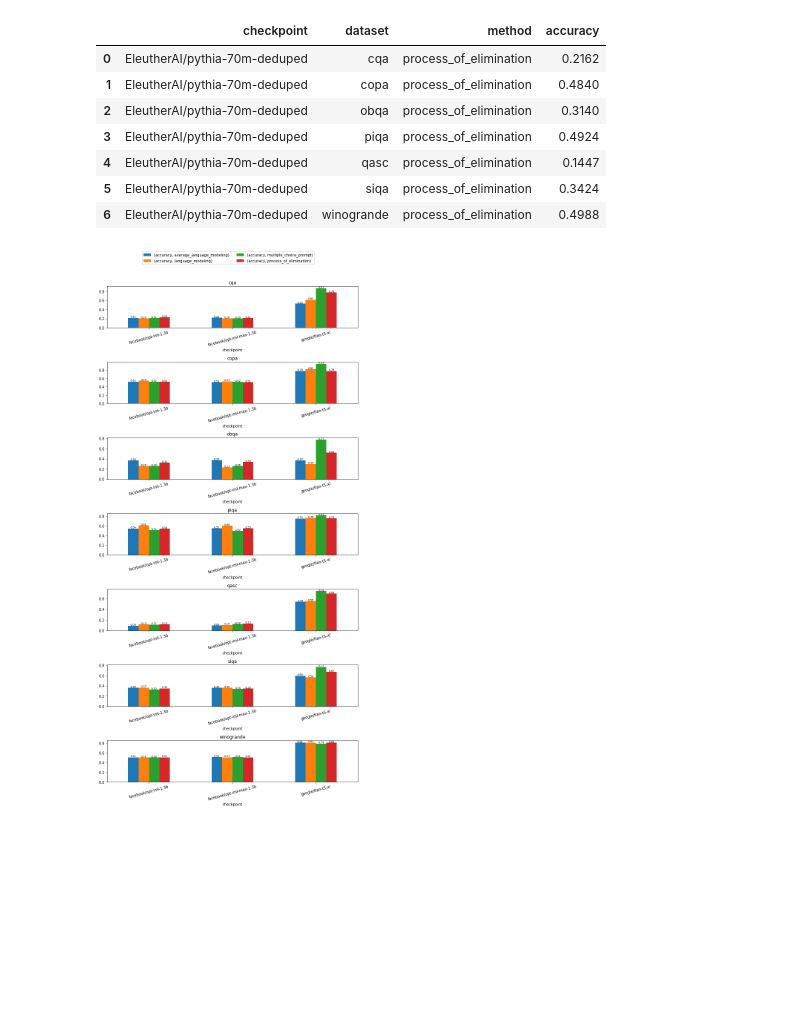
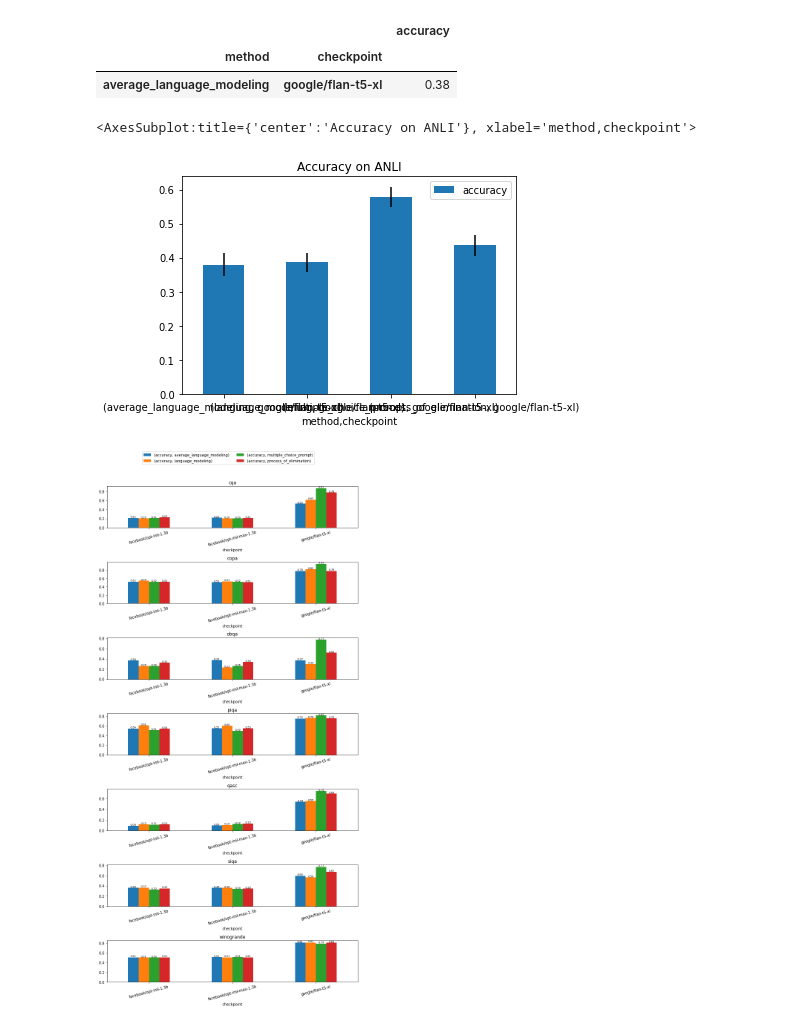
Before and after one commit to KasMasVan/csr_exp_resource_index, a Jupyter notebook: results/process.ipynb, the cells around one changed output. Cells and saved outputs as stored; diff of their text form; code cells hidden in the pictures; blank space fills up the shorter version.

```diff
--- a/results/process.ipynb
+++ b/results/process.ipynb
@@ -23,19 +23,25 @@ poe_df = process(poe_df)
 # concatenate the three dataframes
 df = pd.concat([lm_df, mcp_df, poe_df])
 # %%
-pythia_df = df[df['checkpoint'].str.startswith("EleutherAI")]
-pythia_df[pythia_df['checkpoint'] == "EleutherAI/pythia-70m-deduped"]
-# select rows there method is process of elimination, and data is cqa
-pythia_df[(pythia_df["method"] == "process_of_elimination") & (pythia_df["checkpoint"] == "EleutherAI/pythia-70m-deduped")]
+# pythia_df = df[df['checkpoint'].str.startswith("EleutherAI")]
+# pythia_df[pythia_df['checkpoint'] == "EleutherAI/pythia-70m-deduped"]
+# # select rows there method is process of elimination, and data is cqa
+# pythia_df[(pythia_df["method"] == "process_of_elimination") & (pythia_df["checkpoint"] == "EleutherAI/pythia-70m-deduped")]
-# %% [output]
-|  | checkpoint | dataset | method | accuracy |
-| 0 | EleutherAI/pythia-70m-deduped | cqa | process_of_elimination | 0.2162 |
-| 1 | EleutherAI/pythia-70m-deduped | copa | process_of_elimination | 0.4840 |
-| 2 | EleutherAI/pythia-70m-deduped | obqa | process_of_elimination | 0.3140 |
-| 3 | EleutherAI/pythia-70m-deduped | piqa | process_of_elimination | 0.4924 |
-| 4 | EleutherAI/pythia-70m-deduped | qasc | process_of_elimination | 0.1447 |
-| 5 | EleutherAI/pythia-70m-deduped | siqa | process_of_elimination | 0.3424 |
-| 6 | EleutherAI/pythia-70m-deduped | winogrande | process_of_elimination | 0.4988 |
+# %%
+anli_means.head(1)
+# %% [output]
+|  |  | accuracy |
+| method | checkpoint |  |
+| average_language_modeling | google/flan-t5-xl | 0.38 |
+# %%
+anli_df = df[(df["dataset"] == "anli") & (df["checkpoint"] == "google/flan-t5-xl")].groupby(["method", "checkpoint"])
+anli_means = anli_df.mean()
+anli_errors = anli_df.std()
+# plot with error bars
+anli_means.plot.bar(y="accuracy", yerr=anli_errors, rot=0, title="Accuracy on ANLI")
+# %% [output]
+<AxesSubplot:title={'center':'Accuracy on ANLI'}, xlabel='method,checkpoint'>
+[figure, added]
 # %%
 # to do
 # 2. (optional) plot confidence interval
```
Also changed, not shown: parts of 1 cell of this notebook, 4 other files.
